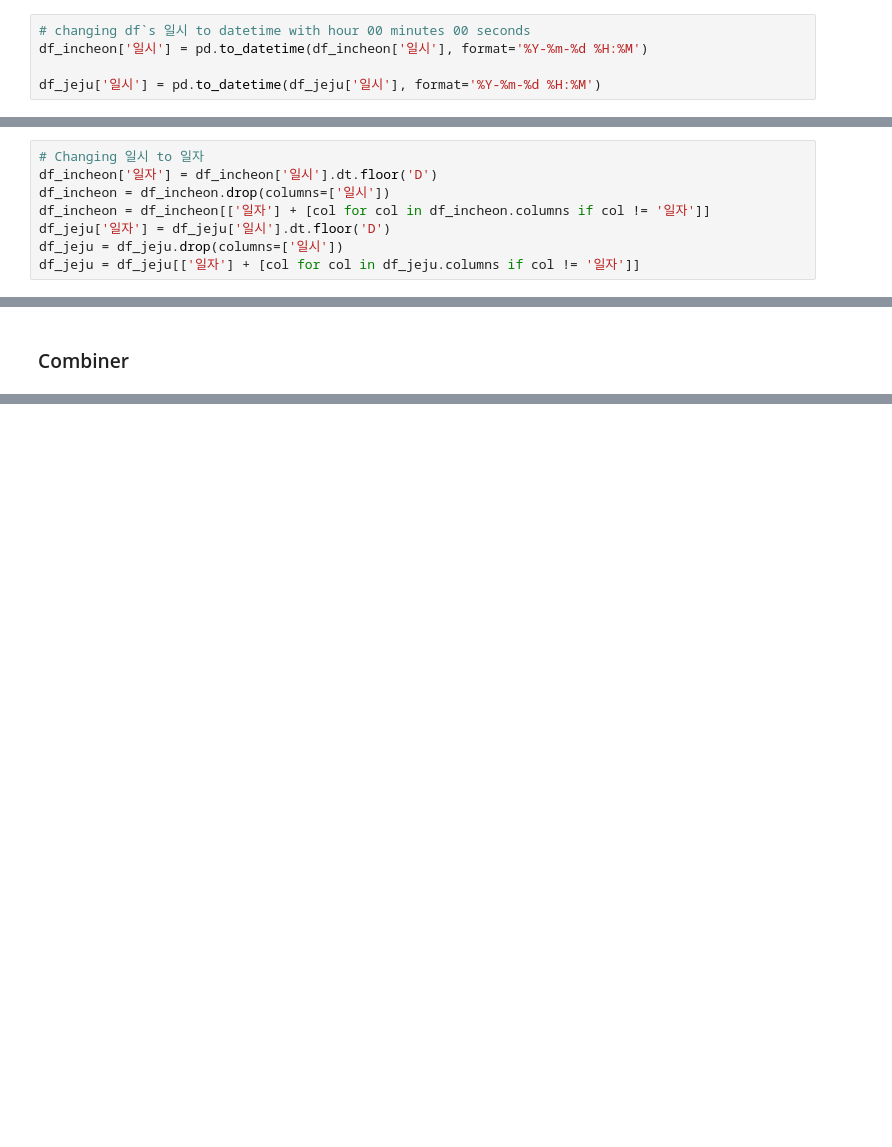
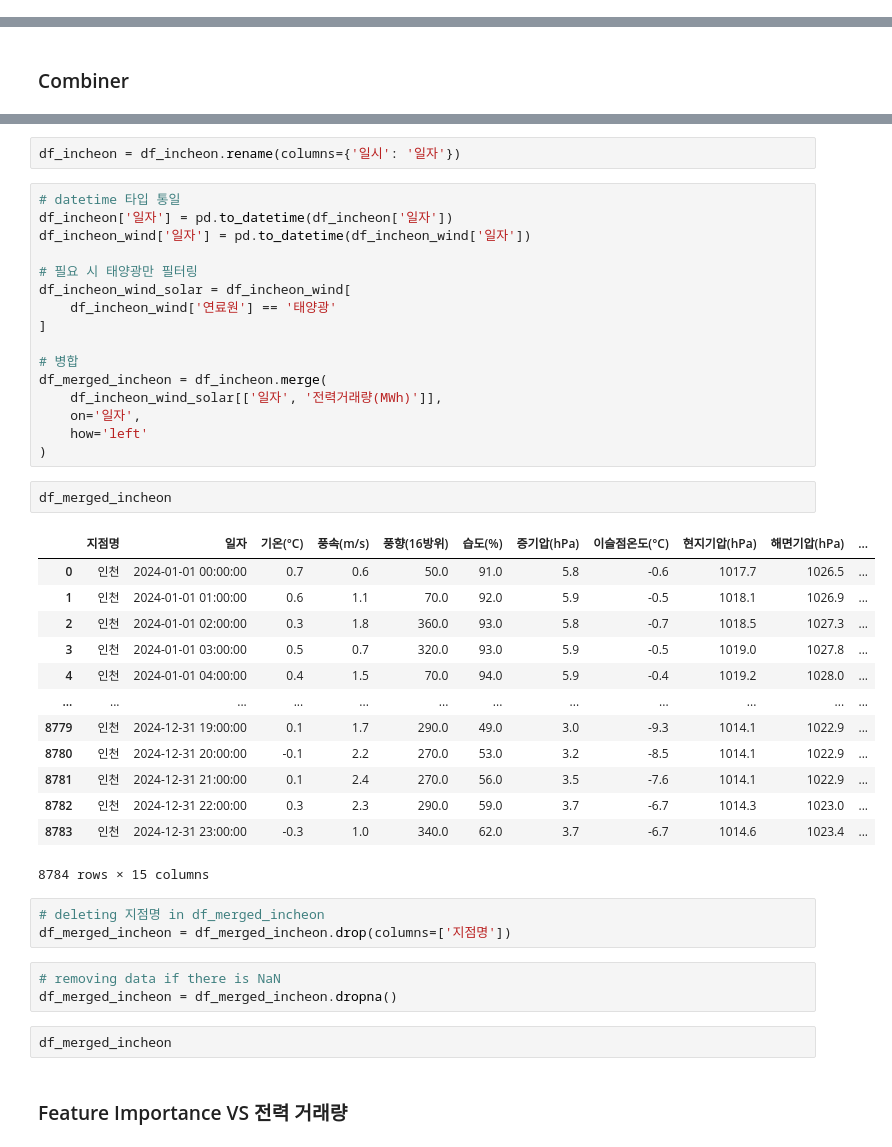
Before and after one commit to ccw23a/Wind_Renewable_Energy_Map, a Jupyter notebook: Python_Code/CSV_Dataset_Analysis_Base.ipynb, the cells around one changed output, grey strips where cells are left out. Cells and saved outputs as stored; diff of their text form; blank space fills up the shorter version.

```diff
--- a/Python_Code/CSV_Dataset_Analysis_Base.ipynb
+++ b/Python_Code/CSV_Dataset_Analysis_Base.ipynb
@@ -450,8 +450,3 @@ df_incheon_wind
 8784 rows × 4 columns
 # %% [markdown]
 ### Final Changes on Climate Datatime
-# %%
-# changing df`s 일시 to datetime with hour 00 minutes 00 seconds
-df_incheon['일시'] = pd.to_datetime(df_incheon['일시'], format='%Y-%m-%d %H:%M')
-
-df_jeju['일시'] = pd.to_datetime(df_jeju['일시'], format='%Y-%m-%d %H:%M')
@@ -469,8 +452,0 @@ See the caveats in the documentation: https://pandas.pydata.org/pandas-docs/stab
-# %%
-# Changing 일시 to 일자
-df_incheon['일자'] = df_incheon['일시'].dt.floor('D')
-df_incheon = df_incheon.drop(columns=['일시'])
-df_incheon = df_incheon[['일자'] + [col for col in df_incheon.columns if col != '일자']]
-df_jeju['일자'] = df_jeju['일시'].dt.floor('D')
-df_jeju = df_jeju.drop(columns=['일시'])
-df_jeju = df_jeju[['일자'] + [col for col in df_jeju.columns if col != '일자']]
@@ -536,0 +487,44 @@ df_incheon_wind
+# %%
+df_incheon = df_incheon.rename(columns={'일시': '일자'})
+# %%
+# datetime 타입 통일
+df_incheon['일자'] = pd.to_datetime(df_incheon['일자'])
+df_incheon_wind['일자'] = pd.to_datetime(df_incheon_wind['일자'])
+
+# 필요 시 태양광만 필터링
+df_incheon_wind_solar = df_incheon_wind[
+    df_incheon_wind['연료원'] == '태양광'
+]
+
+# 병합
+df_merged_incheon = df_incheon.merge(
+    df_incheon_wind_solar[['일자', '전력거래량(MWh)']],
+    on='일자',
+    how='left'
+)
+# %%
+df_merged_incheon
+# %% [output]
+|  | 지점명 | 일자 | 기온(°C) | 풍속(m/s) | 풍향(16방위) | 습도(%) | 증기압(hPa) | 이슬점온도(°C) | 현지기압(hPa) | 해면기압(hPa) | ... |
+| 0 | 인천 | 2024-01-01 00:00:00 | 0.7 | 0.6 | 50.0 | 91.0 | 5.8 | -0.6 | 1017.7 | 1026.5 | ... |
+| 1 | 인천 | 2024-01-01 01:00:00 | 0.6 | 1.1 | 70.0 | 92.0 | 5.9 | -0.5 | 1018.1 | 1026.9 | ... |
+| 2 | 인천 | 2024-01-01 02:00:00 | 0.3 | 1.8 | 360.0 | 93.0 | 5.8 | -0.7 | 1018.5 | 1027.3 | ... |
+| 3 | 인천 | 2024-01-01 03:00:00 | 0.5 | 0.7 | 320.0 | 93.0 | 5.9 | -0.5 | 1019.0 | 1027.8 | ... |
+| 4 | 인천 | 2024-01-01 04:00:00 | 0.4 | 1.5 | 70.0 | 94.0 | 5.9 | -0.4 | 1019.2 | 1028.0 | ... |
+| ... | ... | ... | ... | ... | ... | ... | ... | ... | ... | ... | ... |
+| 8779 | 인천 | 2024-12-31 19:00:00 | 0.1 | 1.7 | 290.0 | 49.0 | 3.0 | -9.3 | 1014.1 | 1022.9 | ... |
+| 8780 | 인천 | 2024-12-31 20:00:00 | -0.1 | 2.2 | 270.0 | 53.0 | 3.2 | -8.5 | 1014.1 | 1022.9 | ... |
+| 8781 | 인천 | 2024-12-31 21:00:00 | 0.1 | 2.4 | 270.0 | 56.0 | 3.5 | -7.6 | 1014.1 | 1022.9 | ... |
+| 8782 | 인천 | 2024-12-31 22:00:00 | 0.3 | 2.3 | 290.0 | 59.0 | 3.7 | -6.7 | 1014.3 | 1023.0 | ... |
+| 8783 | 인천 | 2024-12-31 23:00:00 | -0.3 | 1.0 | 340.0 | 62.0 | 3.7 | -6.7 | 1014.6 | 1023.4 | ... |
+8784 rows × 15 columns
+# %%
+# deleting 지점명 in df_merged_incheon
+df_merged_incheon = df_merged_incheon.drop(columns=['지점명'])
+# %%
+# removing data if there is NaN
+df_merged_incheon = df_merged_incheon.dropna()
+# %%
+df_merged_incheon
+# %% [markdown]
+### Feature Importance VS 전력 거래량
```
Also changed, not shown: parts of 5 cells of this notebook.
